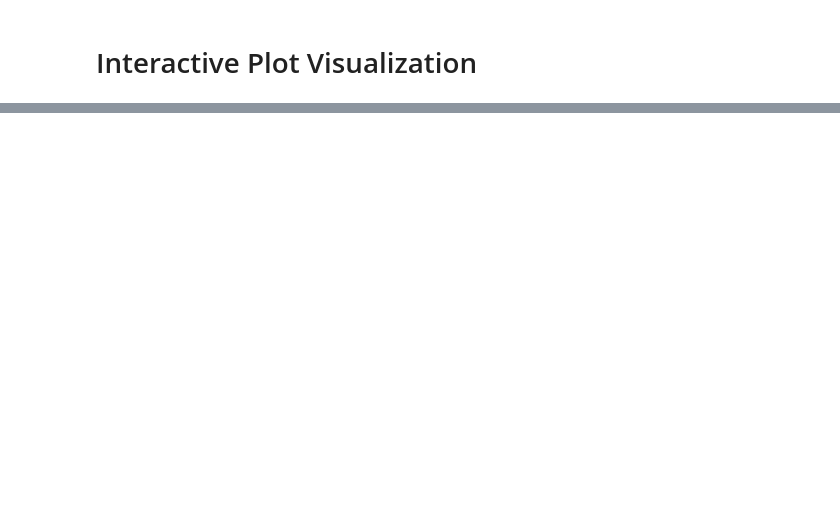
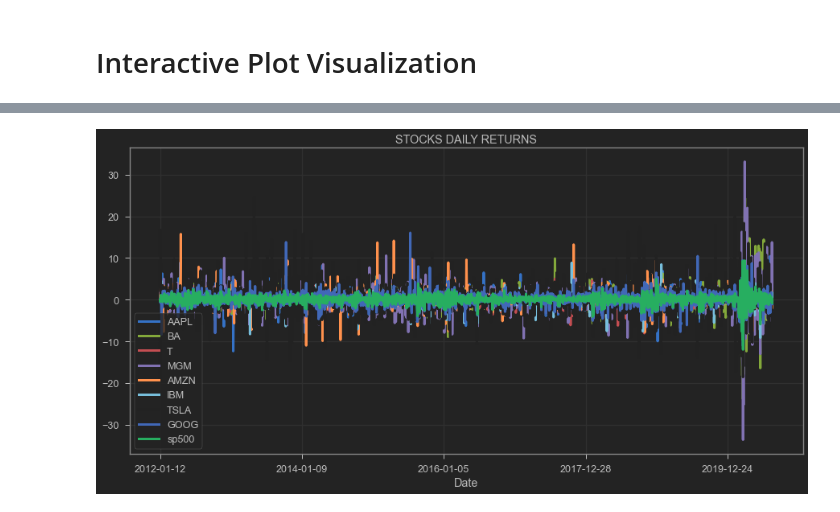
Before and after one commit to Minjire/Financial_Analysis, a Jupyter notebook: Financial_Analysis.ipynb, the cells around one changed output, grey strips where cells are left out. Drawn from its saved outputs; the diff is of its cells as text; code cells hidden in the pictures; blank space fills up the shorter version.

Commit message:
Data Visualization

```diff
--- a/Financial_Analysis.ipynb
+++ b/Financial_Analysis.ipynb
@@ -212,0 +215,9 @@ interactive_plot(normalize(stocks_df), 'Normalized Prices')
+# %%
+df = stocks_df['sp500']
+df_daily_return = df.copy()
+
+for j in range(1, len(df)):
+    df_daily_return[j] = ((df[j]-df[j-1])/df[j-1])*100
+
+df_daily_return[0] = 0
+df_daily_return
@@ -212,0 +239,14 @@ interactive_plot(normalize(stocks_df), 'Normalized Prices')
+# %%
+# function for daily returns
+def daily_return(df):
+    df_daily_return = df.copy()
+
+    for i in df.columns[1:]:
+        for j in range(1, len(df)):
+            df_daily_return[i][j] = ((df[i][j]-df[i][j-1])/df[i][j-1]) * 100
+        # set the value of first row to zero since the previous value is not available
+        df_daily_return[i][0] = 0
+    return df_daily_return
+# %%
+stocks_daily_return = daily_return(stocks_df)
+stocks_daily_return
@@ -212,0 +267,5 @@ interactive_plot(normalize(stocks_df), 'Normalized Prices')
+# %%
+# plot returns vs time
+show_plot(stocks_daily_return, "STOCKS DAILY RETURN")
+# %% [output]
+[figure, added]
```
Also changed, not shown: parts of 14 cells of this notebook.
